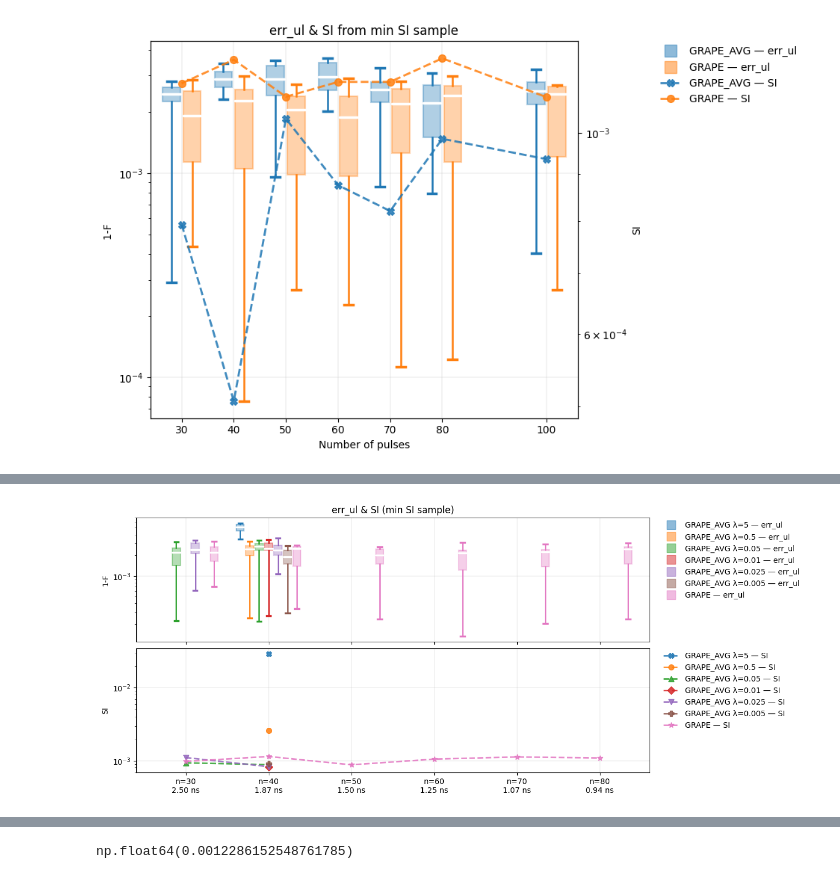
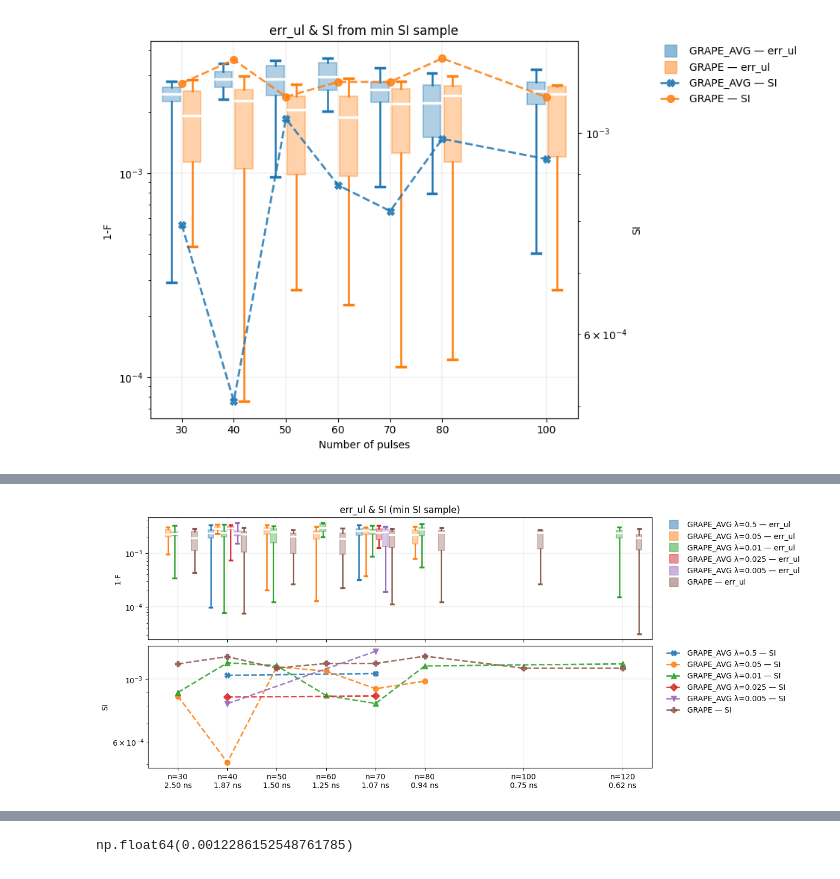
Before and after one commit to cicacica/VeriPulse, a Jupyter notebook: notebooks/data_processing.ipynb, the cells around one changed output, grey strips where cells are left out. Cells and saved outputs as stored; diff of their text form; code cells hidden in the pictures.

```diff
--- a/notebooks/data_processing.ipynb
+++ b/notebooks/data_processing.ipynb
@@ -894,7 +894,7 @@ plot_lambda_spread(data_dir_dummyless, lambdas=np.sort([0.5,0.1,0.05,0.01,0.025,
 # %%
-plot_lambda_spread(data_dir_dummyyes, lambdas=[5,0.5,0.05,0.01,0.025,0.005], tslots_list=[30,40,50,60,70,80],
+plot_lambda_spread(data_dir_dummyless, lambdas=[0.5,0.05,0.01,0.025,0.005], tslots_list=[30,40,50,60,70,80,100,120],
                    methods = ['GRAPE'], si_case='min', log_y=True, separate_si=True)
 # %% [output]
-[figure, old version]
+[figure, new version]
 # %%
 plot_lambda_scan(data_dir_dummyyes, lambdas=np.sort([5,0.1,0.5,0.05,0.01,0.025,0.026,0.005,0.0005]), tslots=40,
```
Also changed, not shown: parts of 6 cells of this notebook, 8 other files.
